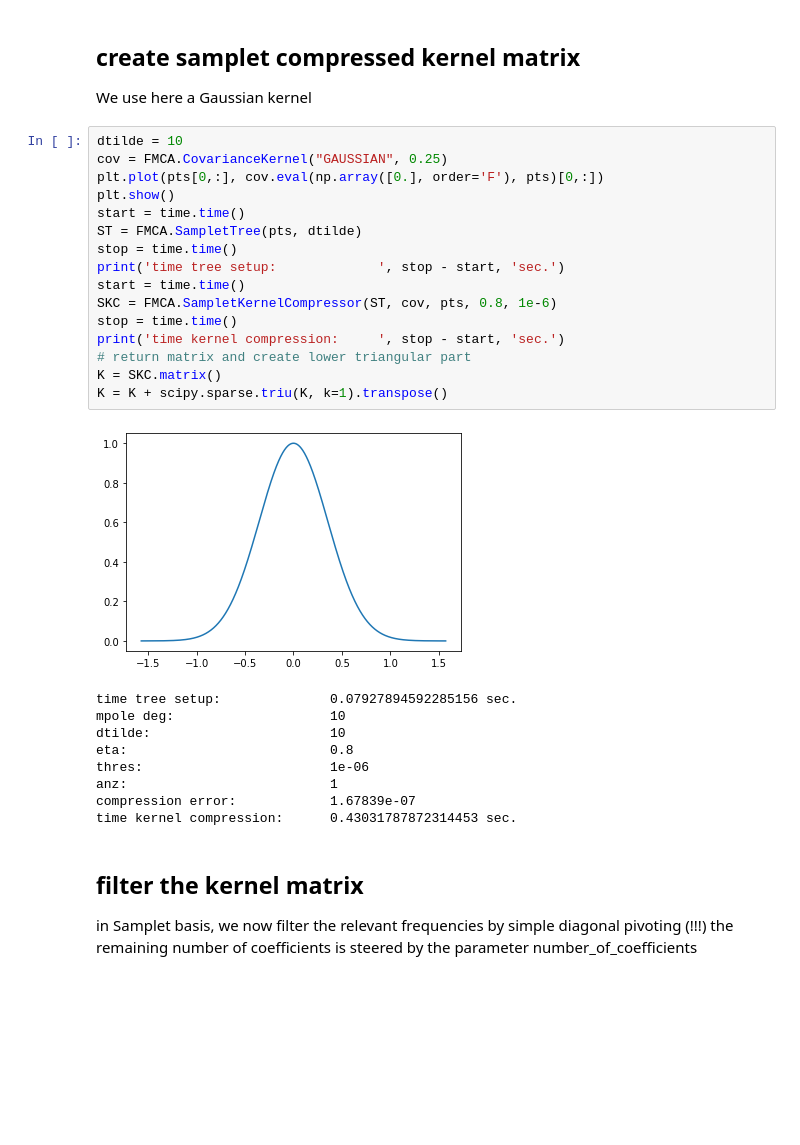
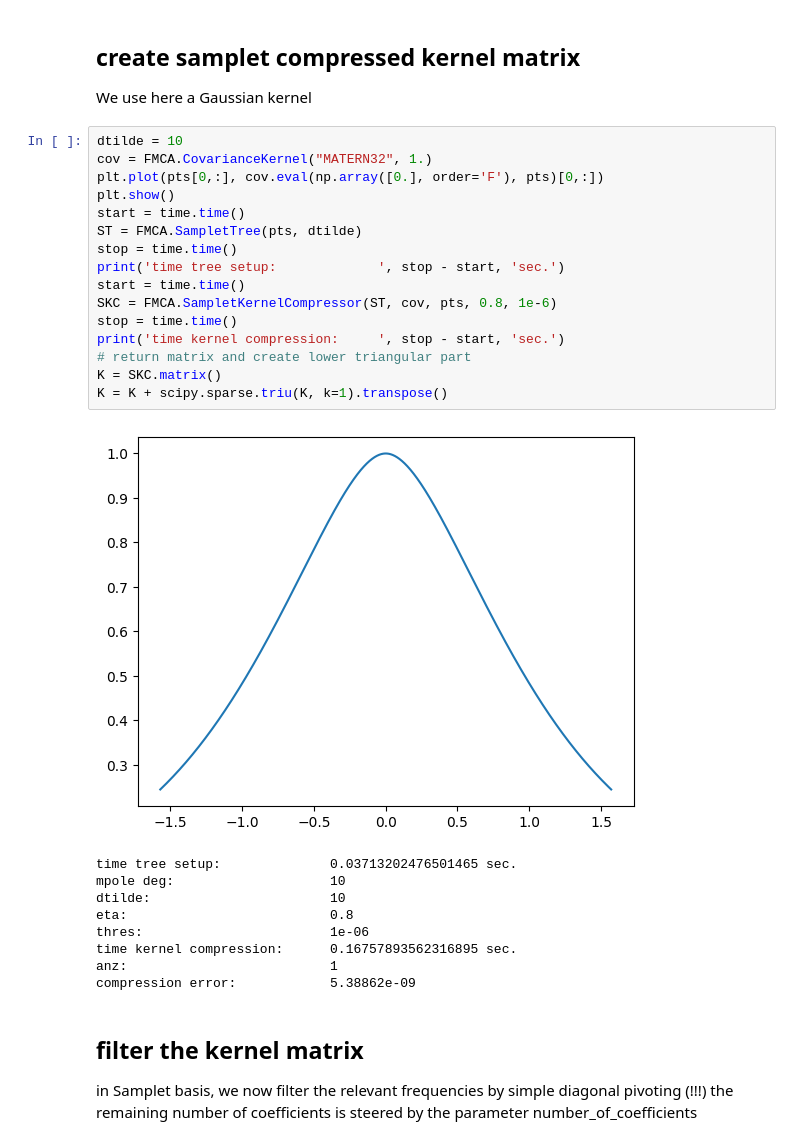
Before and after one commit to muchip/fmca, a Jupyter notebook: py/FMCA_Samplet_GP_Filtering.ipynb, the cells around one changed output. Saved outputs shown, nothing was run; the diff lists cells and outputs as text; blank space fills up the shorter version.

```diff
--- a/py/FMCA_Samplet_GP_Filtering.ipynb
+++ b/py/FMCA_Samplet_GP_Filtering.ipynb
@@ -35,30 +35,30 @@ plt.show()
 We use here a Gaussian kernel
 # %%
 dtilde = 10
-cov = FMCA.CovarianceKernel("GAUSSIAN", 0.25)
+cov = FMCA.CovarianceKernel("MATERN32", 1.)
 plt.plot(pts[0,:], cov.eval(np.array([0.], order='F'), pts)[0,:])
 plt.show()
 start = time.time()
 ST = FMCA.SampletTree(pts, dtilde)
 stop = time.time()
 print('time tree setup:             ', stop - start, 'sec.')
 start = time.time()
 SKC = FMCA.SampletKernelCompressor(ST, cov, pts, 0.8, 1e-6)
 stop = time.time()
 print('time kernel compression:     ', stop - start, 'sec.')
 # return matrix and create lower triangular part
 K = SKC.matrix()
 K = K + scipy.sparse.triu(K, k=1).transpose()
 # %% [output]
-[figure, old version]
+[figure, new version]
-time tree setup:              0.07927894592285156 sec.
+time tree setup:              0.03713202476501465 sec.
 mpole deg:                    10
 dtilde:                       10
 eta:                          0.8
 thres:                        1e-06
+time kernel compression:      0.16757893562316895 sec.
 anz:                          1
-compression error:            1.67839e-07
-time kernel compression:      0.43031787872314453 sec.
+compression error:            5.38862e-09
 # %% [markdown]
 ## filter the kernel matrix
 in Samplet basis, we now filter the relevant frequencies by simple diagonal pivoting (!!!) the remaining number of coefficients is steered by the parameter number_of_coefficients
```
Also changed, not shown: parts of 4 cells of this notebook, 1 other file.
